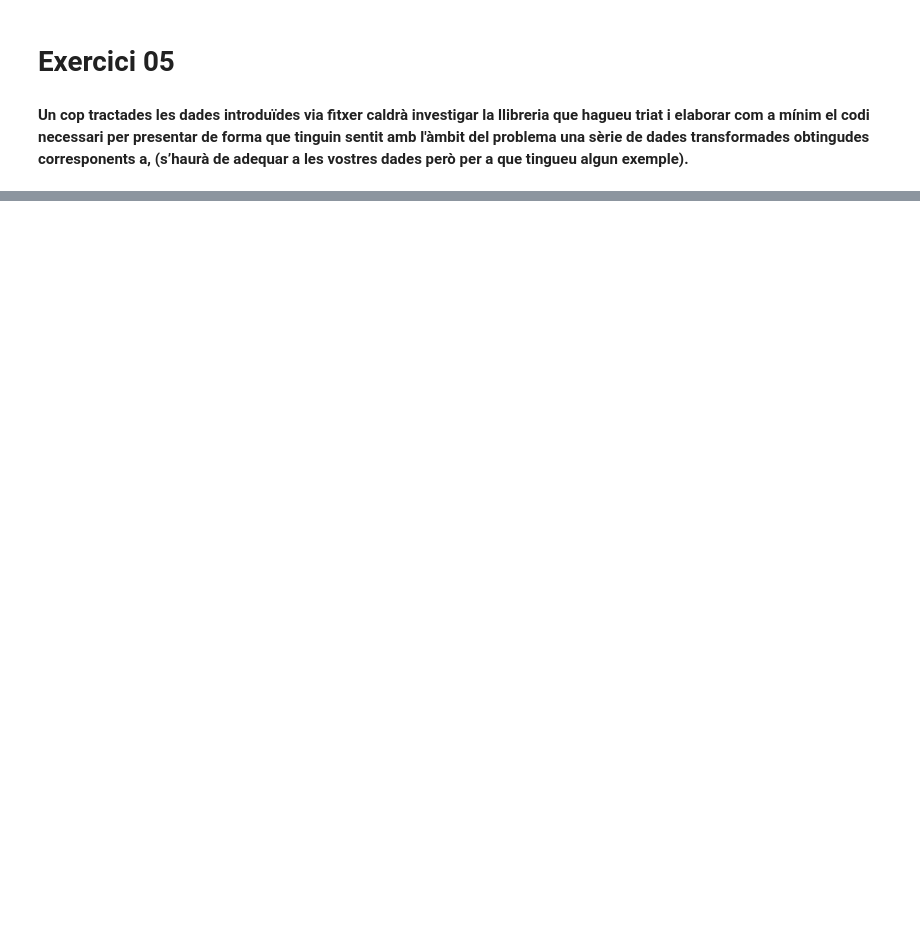
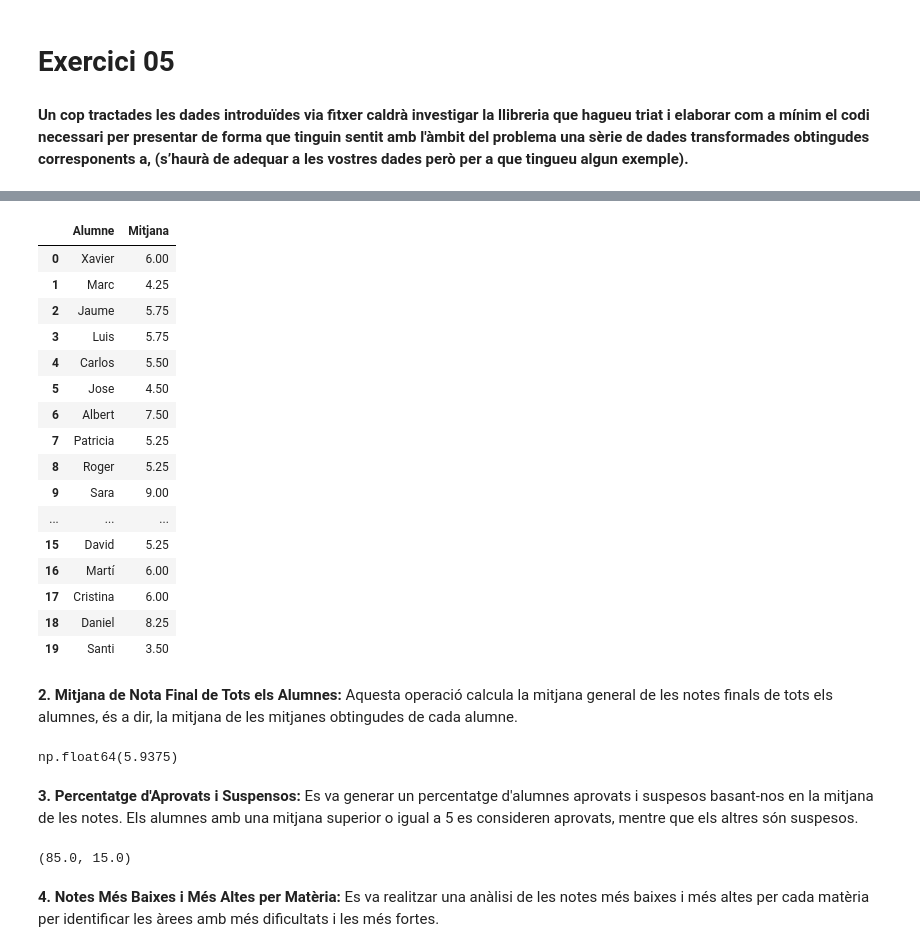
Before and after one commit to Bemen3M07/jupiter-logs-pandas-CarlosCode777, a Jupyter notebook: Exercici02/Exercici02.ipynb, the cells around one changed output, grey strips where cells are left out. Saved outputs shown, nothing was run; the diff lists cells and outputs as text; code cells hidden in the pictures; blank space fills up the shorter version.

```diff
--- a/Exercici02/Exercici02.ipynb
+++ b/Exercici02/Exercici02.ipynb
@@ -247,0 +347,44 @@ FileNotFoundError: [Errno 2] No such file or directory: 'dades_alumnes.csv'
+# %%
+df['Mitjana'] = df[['M01', 'M04', 'M03', 'M05']].mean(axis=1)
+df[['Alumne', 'Mitjana']]
+# %% [output]
+|  | Alumne | Mitjana |
+| 0 | Xavier | 6.00 |
+| 1 | Marc | 4.25 |
+| 2 | Jaume | 5.75 |
+| 3 | Luis | 5.75 |
+| 4 | Carlos | 5.50 |
+| 5 | Jose | 4.50 |
+| 6 | Albert | 7.50 |
+| 7 | Patricia | 5.25 |
+| 8 | Roger | 5.25 |
+| 9 | Sara | 9.00 |
+| ... | ... | ... |
+| 15 | David | 5.25 |
+| 16 | Martí | 6.00 |
+| 17 | Cristina | 6.00 |
+| 18 | Daniel | 8.25 |
+| 19 | Santi | 3.50 |
+# %% [markdown]
+**2. Mitjana de Nota Final de Tots els Alumnes:**
+Aquesta operació calcula la mitjana general de les notes finals de tots els alumnes, és a dir, la mitjana de les mitjanes obtingudes de cada alumne.
+# %%
+mitjana_total = df['Mitjana'].mean()
+mitjana_total
+# %% [output]
+np.float64(5.9375)
+# %% [markdown]
+**3. Percentatge d'Aprovats i Suspensos:**
+Es va generar un percentatge d'alumnes aprovats i suspesos basant-nos en la mitjana de les notes. Els alumnes amb una mitjana superior o igual a 5 es consideren aprovats, mentre que els altres són suspesos.
+# %%
+aprovats = df[df['Mitjana'] >= 5]
+suspesos = df[df['Mitjana'] < 5]
+percentatge_aprovats = len(aprovats) / len(df) * 100
+percentatge_suspesos = len(suspesos) / len(df) * 100
+
+percentatge_aprovats, percentatge_suspesos
+# %% [output]
+(85.0, 15.0)
+# %% [markdown]
+**4. Notes Més Baixes i Més Altes per Matèria:**
+Es va realitzar una anàlisi de les notes més baixes i més altes per cada matèria per identificar les àrees amb més dificultats i les més fortes.
```
Also changed, not shown: parts of 17 cells of this notebook, 5 other files.
